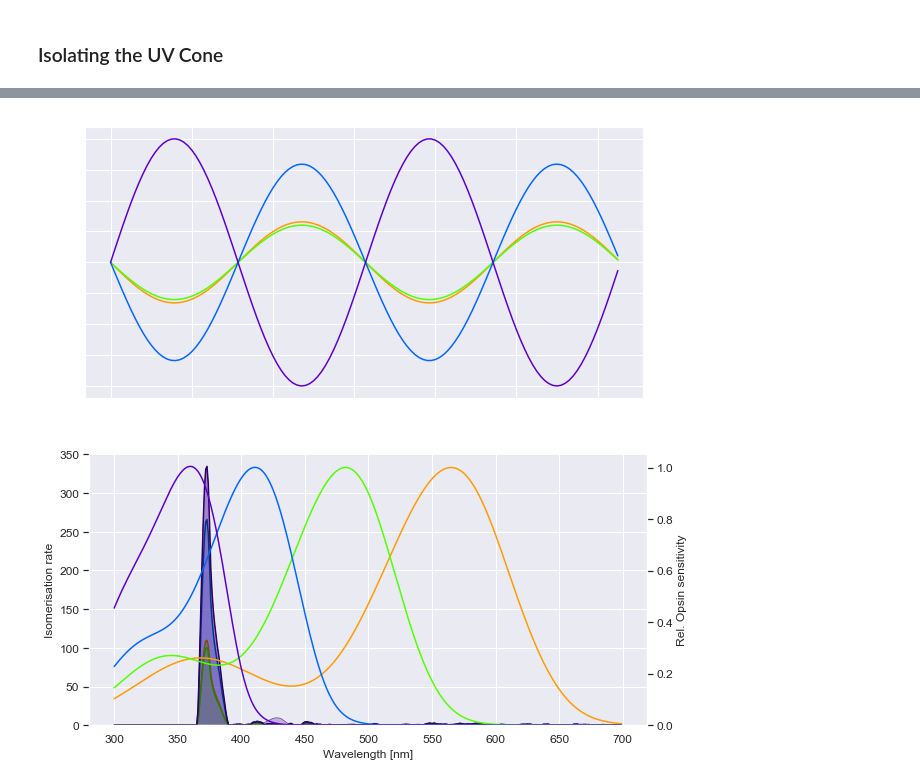
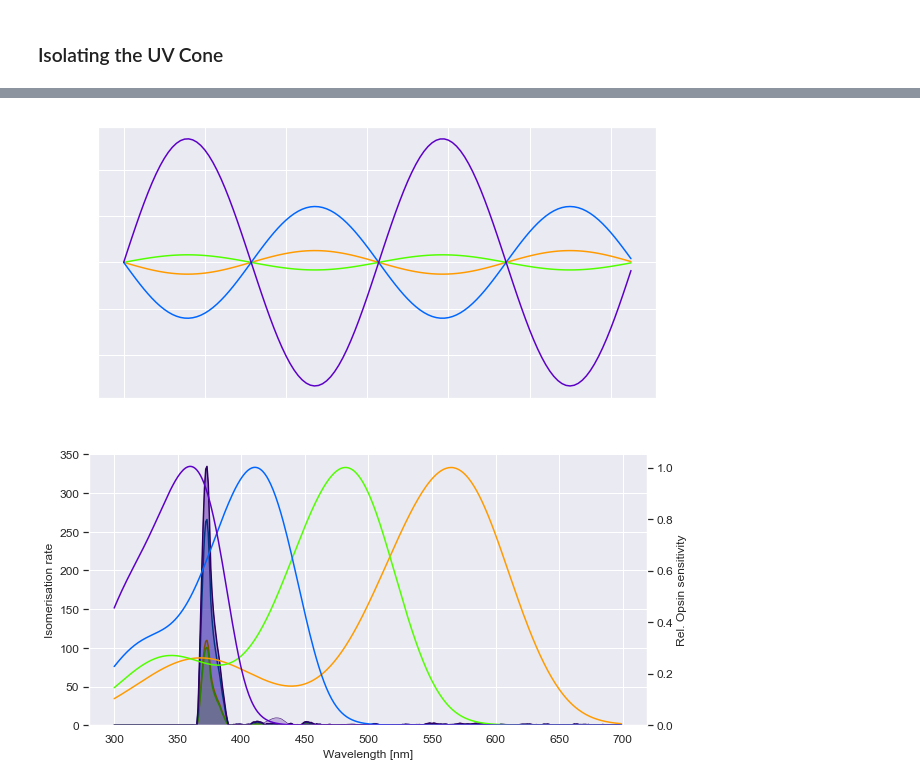
Before and after one commit to eulerlab/open-visual-stimulator, a Jupyter notebook: calibration_zebrafish/stimulator_calibration.ipynb, the cells around one changed output, grey strips where cells are left out. Saved outputs shown, nothing was run; the diff lists cells and outputs as text; code cells hidden in the pictures.

```diff
--- a/calibration_zebrafish/stimulator_calibration.ipynb
+++ b/calibration_zebrafish/stimulator_calibration.ipynb
@@ -787,0 +852,2 @@ for iLED in range (4):
+# %%
+N_Matrix = np.linalg.inv(M_Matrix)
@@ -945 +992,15 @@ Activation Ratio of UV_opsin by Blue LED = 2.28e-2
+# %%
+S_Cone_isolation = []
+vals = A_Stimulus
+for i in range(len(A_Stimulus)):
+    S_ratio = np.zeros((4))
+    S_ratio[2] = vals[i]
+    S_Cone_isolation.append(S_ratio)
+
+S_LED_ratios = []
+for i in range(len(A_Stimulus)):
+    LED = S_Cone_isolation[i]@N_Matrix
+    S_LED_ratios.append(LED)
+
+S_LED_ratios = np.stack(S_LED_ratios)
 # %%
@@ -1011,14 +1051,22 @@ Activation Ratio of S_opsin by UV LED = 7.95e-1
+# %%
+UV_Cone_isolation = []
+vals = A_Stimulus
+for i in range(len(A_Stimulus)):
+    UV_ratio = np.zeros((4))
+    UV_ratio[3] = vals[i]
+    UV_Cone_isolation.append(UV_ratio)
+
+UV_LED_ratios = []
+for i in range(len(A_Stimulus)):
+    LED = UV_Cone_isolation[i]@N_Matrix
+    UV_LED_ratios.append(LED)
+
+UV_LED_ratios = np.stack(UV_LED_ratios)
 # %%
-Yu = np.arange(0, 4*np.pi, 0.1);
-Auu = np.sin(Yb)
-Aur =  - Auu * float(L_UV)
-Aug =  - Auu * float(M_UV)
-Aub =  - Auu * float(S_UV)
-
-plt.plot(Yu,Aur,color=colours[0])
-plt.plot(Yu,Aug,color=colours[1])
-plt.plot(Yu,Aub,color=colours[2])
-plt.plot(Yu,Auu,color=colours[3])
+plt.plot(Y_Stimulus,UV_LED_ratios[:,0],color=colours[0])
+plt.plot(Y_Stimulus,UV_LED_ratios[:,1],color=colours[1])
+plt.plot(Y_Stimulus,UV_LED_ratios[:,2],color=colours[2])
+plt.plot(Y_Stimulus,UV_LED_ratios[:,3],color=colours[3])
 plt.xticks(color='w')
 plt.yticks(color='w')
 
@@ -1026,32 +1074,32 @@ fig, ax1 = plt.subplots()
 ax2      = ax1.twinx()
 for PR in PRs:
     if len(PR["spect"]) > 0:
         ax2.plot(x_wavelen_nm, PR["spect"], color=spc.wavelength_to_rgb(PR["peak_nm"]), label=PR["name"])
 
 for LED in LEDs:
     if LED["name"] == LED["name"]:
         col_lo = spc.wavelength_to_rgb(361, darker=0.5)
         col_hi = spc.wavelength_to_rgb(361, darker=0.8)
         ax1.plot(x_wavelen_nm,LED["effect_on_PR"][3]["photoiso_rate"][-1], color=col_lo,
                          label=LED["name"] +" on " +PR["name"], linewidth=0.5)
         ax1.fill(x_wavelen_nm,LED["effect_on_PR"][3]["photoiso_rate"][-1], facecolor=col_hi, alpha=0.25)
 
 for LED in LEDs:
     if LED["name"] == "UV_LED":
         for effect in LED["effect_on_PR"]:
             for iPR, PR in enumerate(PRs):
                 if PR["name"] == effect["PR_name"]:
                     col_lo = spc.wavelength_to_rgb(PR["peak_nm"], darker=0.5)
                     col_hi = spc.wavelength_to_rgb(PR["peak_nm"], darker=0.8)
                     ax1.plot(x_wavelen_nm, effect["photoiso_rate"][-1], color=col_lo, linewidth=1.5)
                     ax1.fill(x_wavelen_nm, effect["photoiso_rate"][-1], facecolor=col_hi, alpha=0.25)
 
 ax1.set_xlabel("Wavelength [nm]")
 ax1.set_ylabel("Isomerisation rate")
 ax2.set_ylabel("Rel. Opsin sensitivity")
 ax1.set_ylim(bottom=0)
 ax2.set_ylim(bottom=0)
 ax2.grid(False)
 # %% [output]
-[figure, old version]
+[figure, new version]
 [figure]
```
Also changed, not shown: parts of 26 cells of this notebook.
